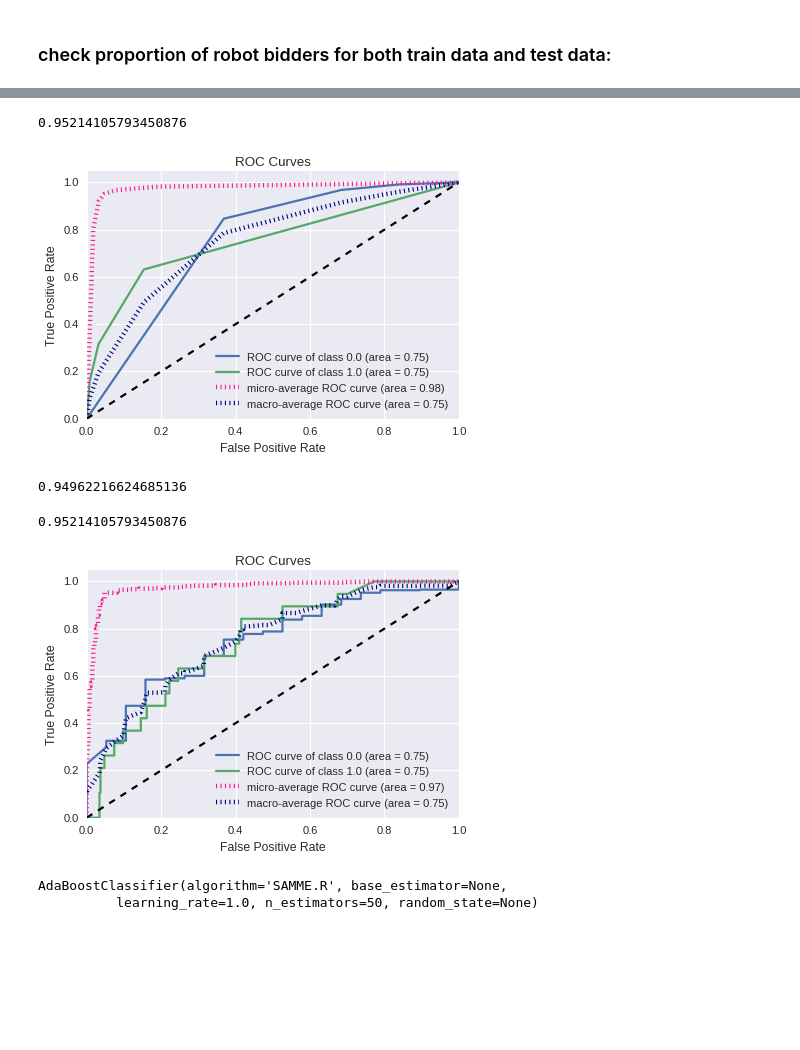
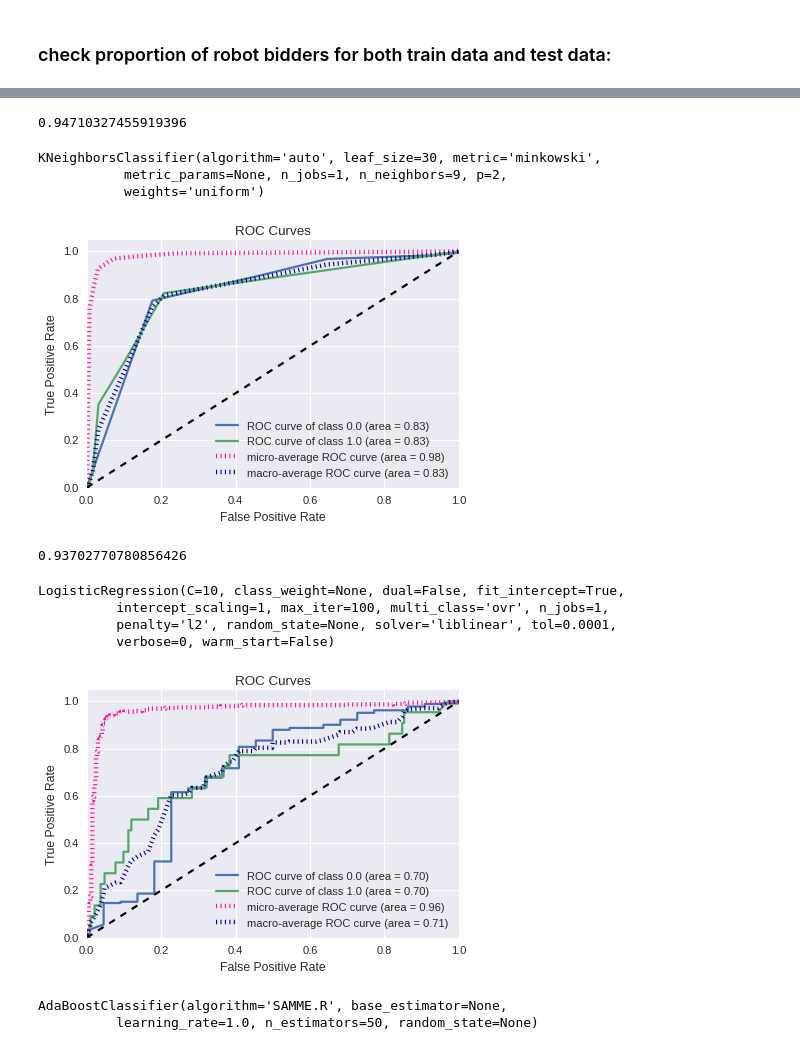
Before and after one commit to Z-Yang-328/Online-Auction-Analytics, a Jupyter notebook: Capstone Project/Feature_Engineering.ipynb, the cells around one changed output, grey strips where cells are left out. Saved outputs shown, nothing was run; the diff lists cells and outputs as text; code cells hidden in the pictures; blank space fills up the shorter version.

```diff
--- a/Capstone Project/Feature_Engineering.ipynb
+++ b/Capstone Project/Feature_Engineering.ipynb
@@ -145,32 +145,49 @@ _ = plot_roc_curve(y_test, rfc.predict_proba(X_test))
 # %%
 from sklearn.neighbors import KNeighborsClassifier
 knn = KNeighborsClassifier()
-knn.fit(X_train, y_train)
-knn.score(X_test, y_test)
+#knn.fit(X_train, y_train)
+#knn.score(X_test, y_test)
-# %% [output]
-0.95214105793450876
+# %%
+parameters = {'n_neighbors' :  range(1, 15)}
+clf_knn = GridSearchCV(knn, parameters, cv = 5)
+clf_knn.fit(X_train, y_train)
+clf_knn.score(X_test, y_test)
+# %% [output]
+0.94710327455919396
+# %%
+clf_knn.best_estimator_
+# %% [output]
+KNeighborsClassifier(algorithm='auto', leaf_size=30, metric='minkowski',
+           metric_params=None, n_jobs=1, n_neighbors=9, p=2,
+           weights='uniform')
 # %%
-_ = plot_roc_curve(y_test, knn.predict_proba(X_test))
+_ = plot_roc_curve(y_test, clf_knn.predict_proba(X_test))
 # %% [output]
-[figure, old version]
+[figure, new version]
 # %%
-from sklearn.svm import LinearSVC
-lsvc = LinearSVC()
-lsvc.fit(X_train, y_train)
-lsvc.score(X_test, y_test)
+from sklearn.linear_model import LogisticRegression
+lgr = LogisticRegression()
+#lgr.fit(X_train, y_train)
+#lgr.score(X_test, y_test)
-# %% [output]
-0.94962216624685136
-# %%
-from sklearn.linear_model import LogisticRegression
-lgr = LogisticRegression()
-lgr.fit(X_train, y_train)
-lgr.score(X_test, y_test)
-# %% [output]
-0.95214105793450876
+# %%
+from sklearn.model_selection import GridSearchCV
+parameters = {'C': [0.001, 0.01, 0.1, 1, 10, 100]}
+clf = GridSearchCV(lgr, parameters, cv = 5)
+clf.fit(X_train, y_train)
+clf.score(X_test, y_test)
+# %% [output]
+0.93702770780856426
+# %%
+clf.best_estimator_
+# %% [output]
+LogisticRegression(C=10, class_weight=None, dual=False, fit_intercept=True,
+          intercept_scaling=1, max_iter=100, multi_class='ovr', n_jobs=1,
+          penalty='l2', random_state=None, solver='liblinear', tol=0.0001,
+          verbose=0, warm_start=False)
 # %%
-_ = plot_roc_curve(y_test, lgr.predict_proba(X_test))
+_ = plot_roc_curve(y_test,clf.predict_proba(X_test))
 # %% [output]
-[figure, old version]
+[figure, new version]
 # %%
 from sklearn.ensemble import AdaBoostClassifier
 ada = AdaBoostClassifier()
```
Also changed, not shown: parts of 23 cells of this notebook.
